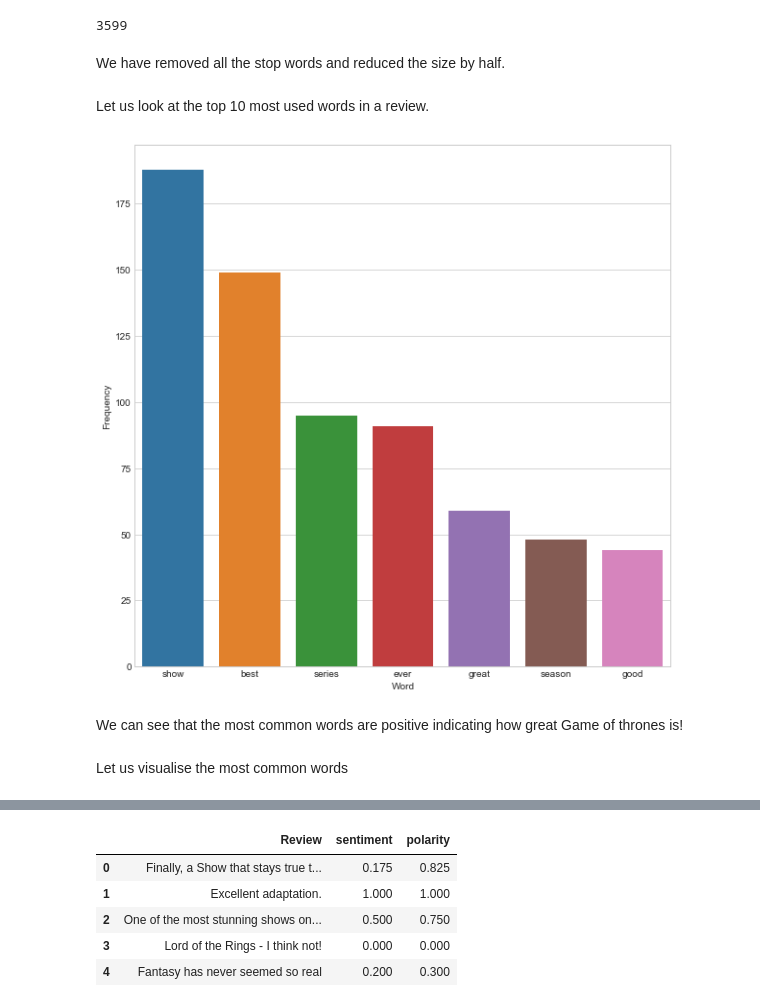
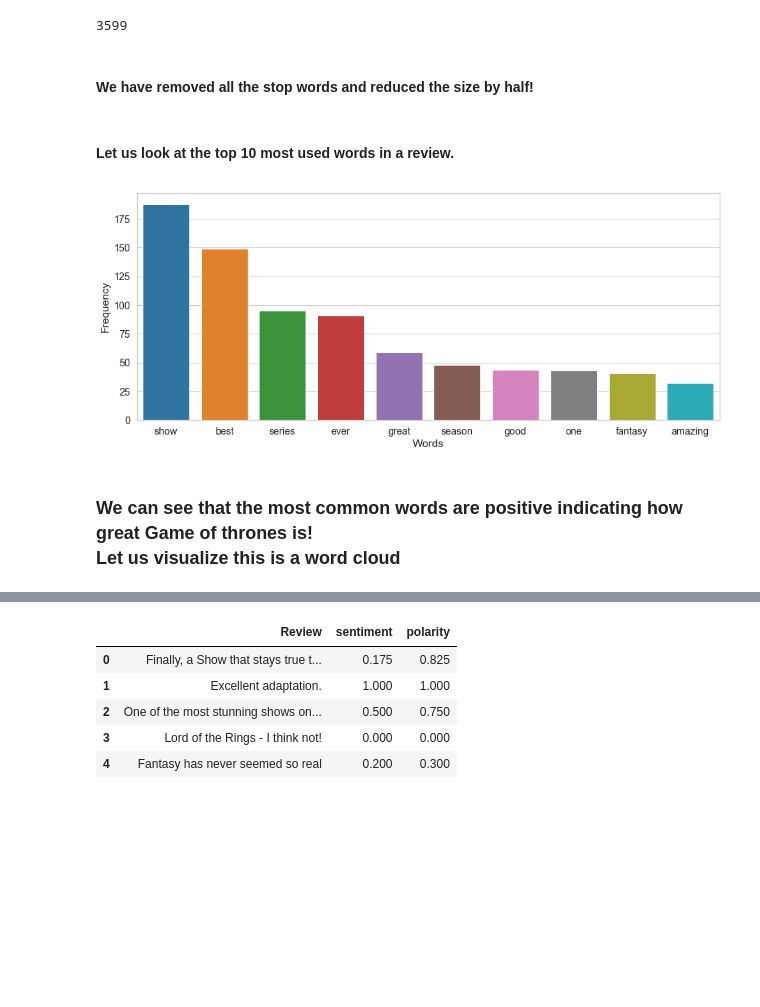
Before and after one commit to akshaykapoor347/ImdbReviews, a Jupyter notebook: ImdbReviews.ipynb, the cells around one changed output, grey strips where cells are left out. Drawn from its saved outputs; the diff is of its cells as text; code cells hidden in the pictures; blank space fills up the shorter version.

```diff
--- a/ImdbReviews.ipynb
+++ b/ImdbReviews.ipynb
@@ -98,0 +18,4 @@ test_df['Rating'] = test_df['Rating'].apply(pd.to_numeric)
+# %%
+got_containers = soup.find_all('div' , class_ = 'review-container')
+print(type(got_containers))
+print(len(got_containers))
@@ -98,0 +27,3 @@ test_df['Rating'] = test_df['Rating'].apply(pd.to_numeric)
+# %%
+first_got = got_containers[0]
+first_got.a.text
@@ -98,0 +34,3 @@ test_df['Rating'] = test_df['Rating'].apply(pd.to_numeric)
+# %%
+rating = first_got.span.text
+rating
@@ -98,0 +41,15 @@ test_df['Rating'] = test_df['Rating'].apply(pd.to_numeric)
+# %%
+# Lists to store the scraped data in
+reviews = []
+ratings = []
+
+# Extract data from individual movie container
+for container in got_containers:
+
+    #review
+    review = container.a.text
+    reviews.append(review)
+
+    #rating
+    rating = container.span.text
+    ratings.append(rating)
@@ -210,7 +195,7 @@ len(filtered_sentence)
 # %% [output]
 3599
 # %% [markdown]
-We have removed all the stop words and reduced the size by half.
+#### We have removed all the stop words and reduced the size by half!
 # %%
 # Remove characters which have length less than 2
 without_single_chr = [word for word in filtered_sentence if len(word) > 2]
@@ -218,20 +203,21 @@ without_single_chr = [word for word in filtered_sentence if len(word) > 2]
 # Remove numbers
 cleaned_data_title = [word for word in without_single_chr if not word.isnumeric()]
 # %% [markdown]
-Let us look at the top 10 most used words in a review.
+#### Let us look at the top 10 most used words in a review.
 # %%
+sns.set_context("notebook", font_scale=1.3)
 top_N = 100
 word_dist = nltk.FreqDist(cleaned_data_title)
 rslt = pd.DataFrame(word_dist.most_common(top_N),
-                    columns=['Word', 'Frequency'])
+                    columns=['Words', 'Frequency'])
 
-plt.figure(figsize=(10,10))
+plt.figure(figsize=(15,6))
 sns.set_style("whitegrid")
-ax = sns.barplot(x="Word",y="Frequency", data=rslt.head(7))
+ax = sns.barplot(x="Words",y="Frequency", data=rslt.head(10))
 # %% [output]
-[figure, old version]
+[figure, new version]
 # %% [markdown]
-We can see that the most common words are positive indicating how great Game of thrones is!
+### We can see that the most common words are positive indicating how great Game of thrones is! <br> Let us visualize this is a word cloud
 # %%
 from wordcloud import WordCloud, STOPWORDS
 # %%
@@ -241,6 +227,4 @@ def wc(data,bgcolor,title):
     wc.generate(' '.join(data))
     plt.imshow(wc)
     plt.axis('off')
-# %% [markdown]
-Let us visualise the most common words
 # %%
```
Also changed, not shown: parts of 110 cells of this notebook, 1 other file.
